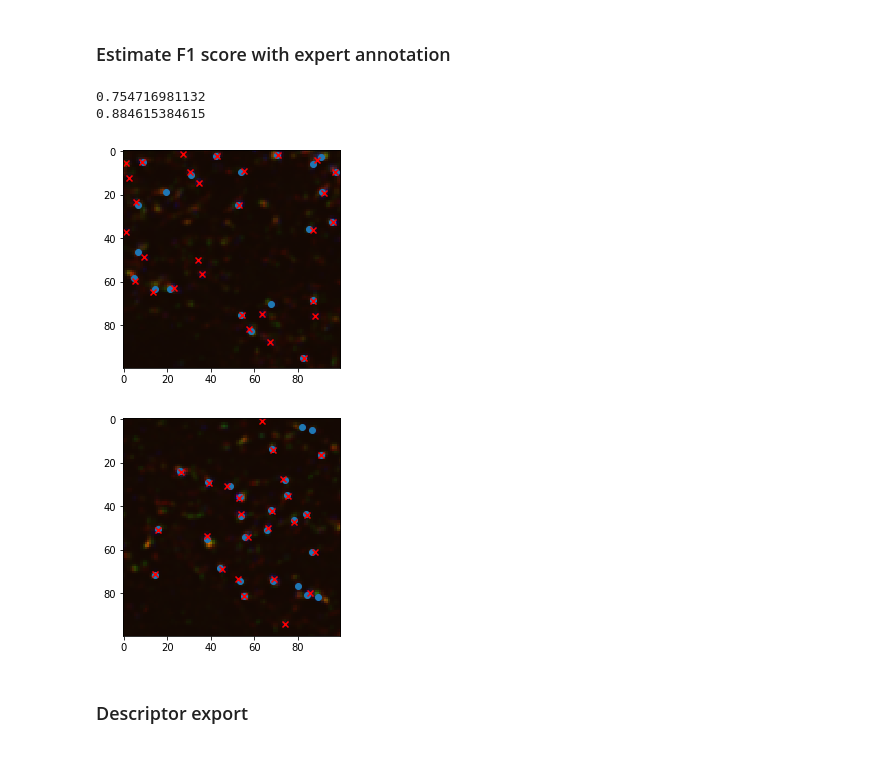
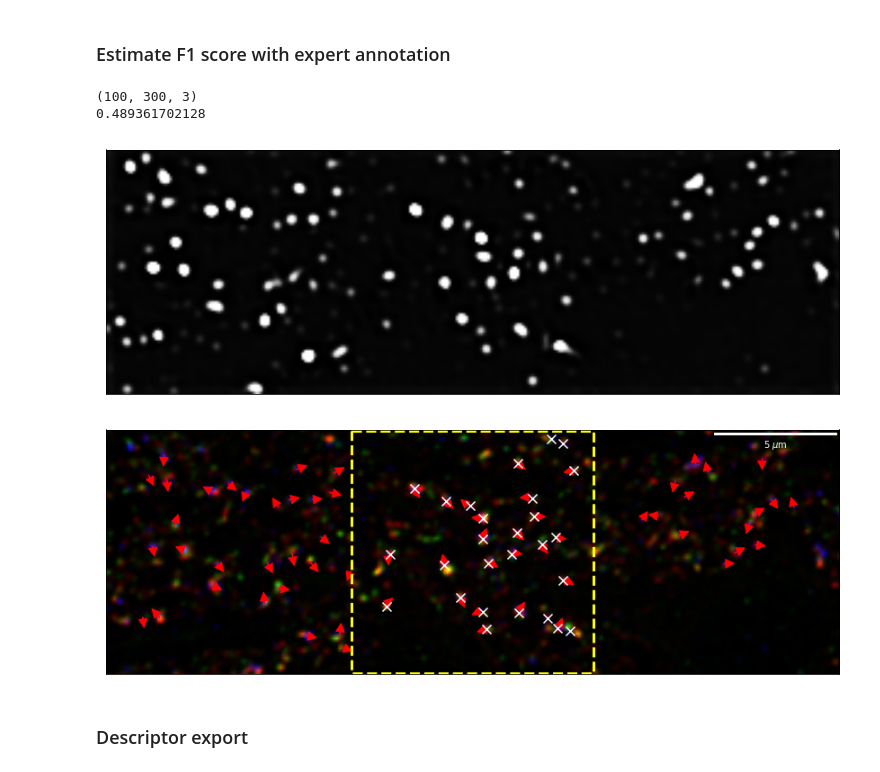
Before and after one commit to kulikovv/dognet, a Jupyter notebook: notebooks/weiler14.ipynb, the cells around one changed output. Cells and saved outputs as stored; diff of their text form; code cells hidden in the pictures.

```diff
--- a/notebooks/weiler14.ipynb
+++ b/notebooks/weiler14.ipynb
@@ -145,0 +148,5 @@ for s,p in zip(syn,psd):
+# %%
+annotation = loadmat('../datasets/weiler14/weiler300400_800900.mat')
+plt.imshow(np.array(annotation["RGB_image"]))
+plt.figure()
+plt.imshow(np.array(np.mean(new_weiler[:,:3,300:400,800:900],axis=1).transpose(2,1,0)).astype(np.float))
@@ -148,30 +159,64 @@ for s,p in zip(syn,psd):
 # %%
 from scipy.io import loadmat
 
 annotations = ['../datasets/weiler14/weiler300400_400500.mat',
                '../datasets/weiler14/weiler300400_800900.mat']
 
-for a in annotations:
+for a in annotations[1:]:
     annotation = loadmat(a)
-    img = np.array(annotation["RGB_image"])
+    #img = np.array(np.mean(new_weiler[:,:,300:400,800:900],axis=1).transpose(2,1,0)).astype(np.float)
+    img = np.array(np.mean(new_weiler[:,:3,200:500,800:900],axis=1).transpose(2,1,0)).astype(np.float)
+    print(img.shape)
     res = inference(net,img.transpose(2,0,1))
 
-    gt_pts = np.array([[x,y] for x,y in zip(annotation["X"][0,1:]-1.,annotation["Y"][0,1:]-1.)])
-    coords = np.array([ list(p.centroid) for p in regionprops(label(res[0,0]>0.5)) if p.area>0])
-    dog_pts = np.array([coords[:,1],coords[:,0]]).transpose(1,0)
+    xx,yy,_ = dognet.find_peaks(res[0,0],3)
+
+    gt_pts = np.array([[x,y] for x,y in zip(annotation["X"][0,1:]-1.+100,annotation["Y"][0,1:]-1.)])
+    #coords = np.array([ list(p.centroid) for p in regionprops(label(res[0,0]>0.5)) if p.area>0])
+    #dog_pts = np.array([coords[:,1],coords[:,0]]).transpose(1,0)
+    dog_pts = np.array([yy,xx]).transpose(1,0)
     precision,recall,f1_score,_ = dognet.get_metric(gt_pts,dog_pts,s=4.)
 
     print(f1_score)
 
-    plt.figure()
-    plt.imshow(img)
-    plt.scatter(gt_pts[:,0],gt_pts[:,1])
-    plt.scatter(dog_pts[:,0],dog_pts[:,1],marker='x',color='red')
+    syn = dognet.extract_descriptor(img[:,:,0],
+                                xx,yy,window_size=3,get_gaussian=dognet.get_gaussian)
+    psd = dognet.extract_descriptor(img[:,:,2],
+                                xx,yy,window_size=3,get_gaussian=dognet.get_gaussian)
+
+    fig, axes = plt.subplots(nrows=1, ncols=1, figsize=(20, 5))
+    plt.setp(axes, xticks=[], yticks=[])
+    axes.imshow(res[0,0],interpolation='bilinear',cmap='gray')
+    plt.savefig("weiler14_prob.png", bbox_inches='tight', pad_inches = 0 ,dpi=300)
+
+    fig, axes = plt.subplots(nrows=1, ncols=1, figsize=(20, 5))
+    plt.setp(axes, xticks=[], yticks=[])
+
+    from matplotlib_scalebar.scalebar import ScaleBar
+    scalebar = ScaleBar(1e-7,color = 'white',box_alpha=0.0)
+    axes.add_artist(scalebar)
+
+    img = np.copy(img)
+    #print(img.shape)
+    img[img>0.5]=0.5
+    img = (img-np.min(img,(0,1)))/(np.max(img,(0,1))-np.min(img,(0,1))).astype(np.float)
+    axes.imshow(img,interpolation='bilinear')
+    plt.savefig("weiler14_org.png", bbox_inches='tight', pad_inches = 0 ,dpi=300)
+    axes.scatter(gt_pts[:,0],gt_pts[:,1],s=100,marker='x',color='w',zorder=20)
+    #axes.scatter(yy,xx,s=50,marker='x',color='red',zorder=20)
+
+    for s,p in zip(syn,psd):
+        axes.arrow(s[0],s[1], p[0]-s[0], p[1]-s[1], head_width=3.5, head_length=3.5, fc='r', ec='r')
+
+    rect = Rectangle((100,0), 99, 99,fill=False,
+                 edgecolor="yellow",linestyle='--',lw=3)
+    axes.add_artist(rect)
+    plt.savefig("weiler14_loc.png", bbox_inches='tight', pad_inches = 0 ,dpi=300)
 # %% [output]
-0.754716981132
-0.884615384615
+(100, 300, 3)
+0.489361702128
-[figure, old version]
+[figure, new version]
-[figure, old version]
+[figure, new version]
 # %% [markdown]
 ### Descriptor export
 # %%
```
Also changed, not shown: parts of 3 cells of this notebook, 6 other files.
